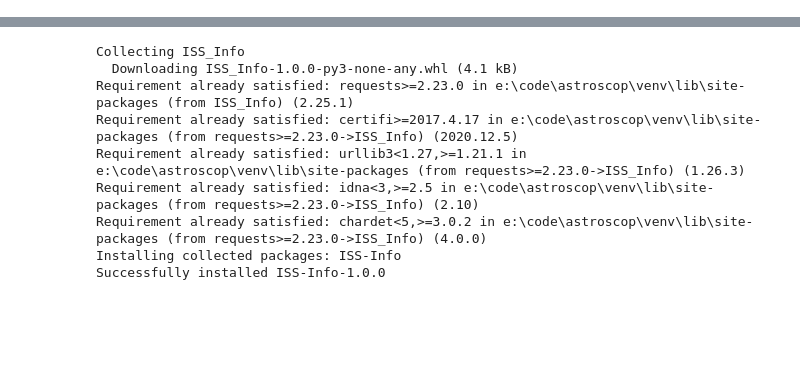
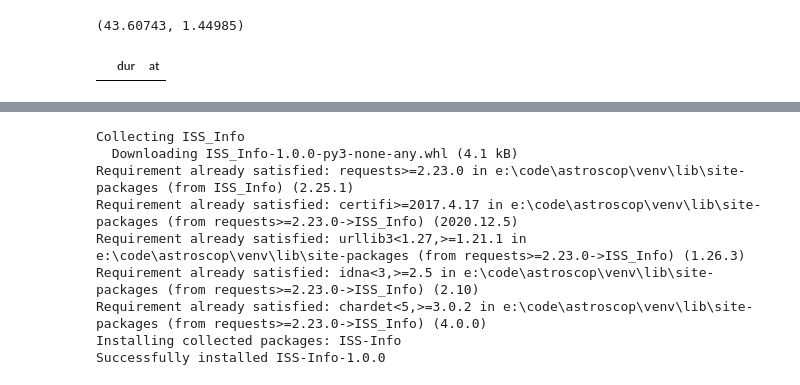
Before and after one commit to fanff/astroScop, a Jupyter notebook: starPos.ipynb, the cells around one changed output, grey strips where cells are left out. Saved outputs shown, nothing was run; the diff lists cells and outputs as text; code cells hidden in the pictures; blank space fills up the shorter version.

```diff
--- a/starPos.ipynb
+++ b/starPos.ipynb
@@ -537,3 +445,19 @@ for name,g in cgb:
 # [<Event 'My cool event' begin:2014-01-01 00:00:00 end:2014-01-01 00:00:01>]
 with open('./calendar.ics', 'w') as my_file:
     my_file.writelines(c)
+# %%
+(lat,lon)
+# %% [output]
+(43.60743, 1.44985)
+# %%
+import ISS_Info
+import pytz
+
+allpasses = [(passe["duration"],datetime.datetime.fromtimestamp(passe["risetime"],tz=pytz.timezone(TIMEZONE))) for passe in ISS_Info.iss_passes(lat,lon,200,100) ["response"]]
+     # sec
+# %%
+ap = pd.DataFrame(allpasses,columns=["dur","at"])
+
+ap[ap["at"].dt.hour>22]
+# %% [output]
+|  | dur | at |
```
Also changed, not shown: parts of 15 cells of this notebook, 4 other files.
